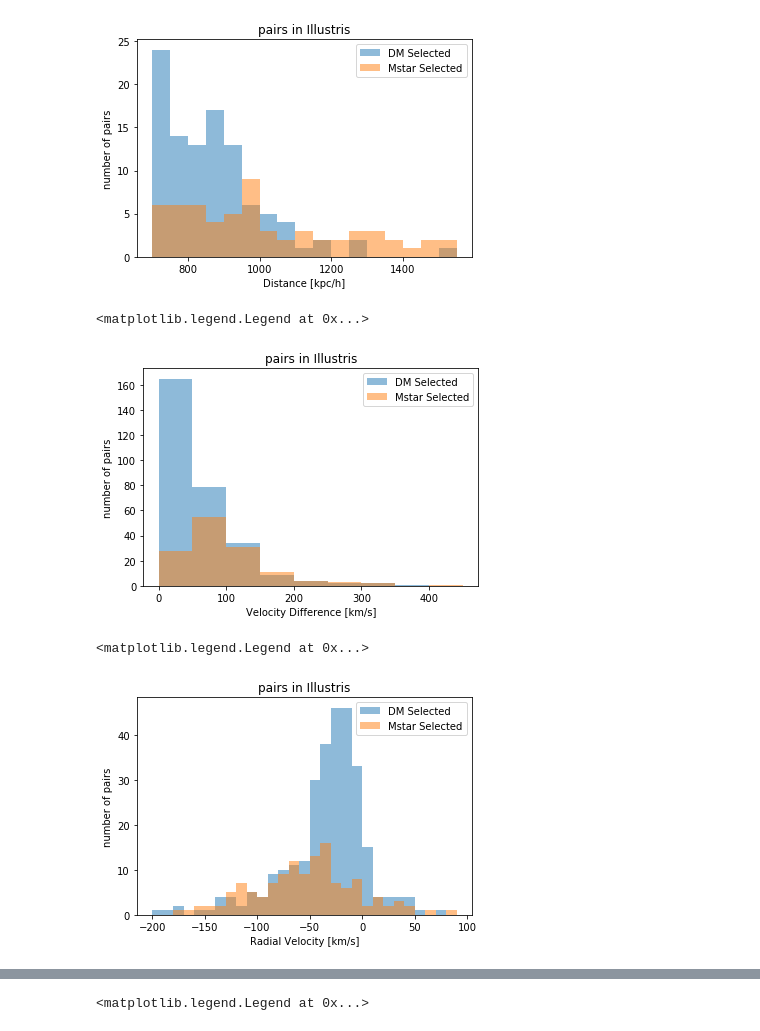
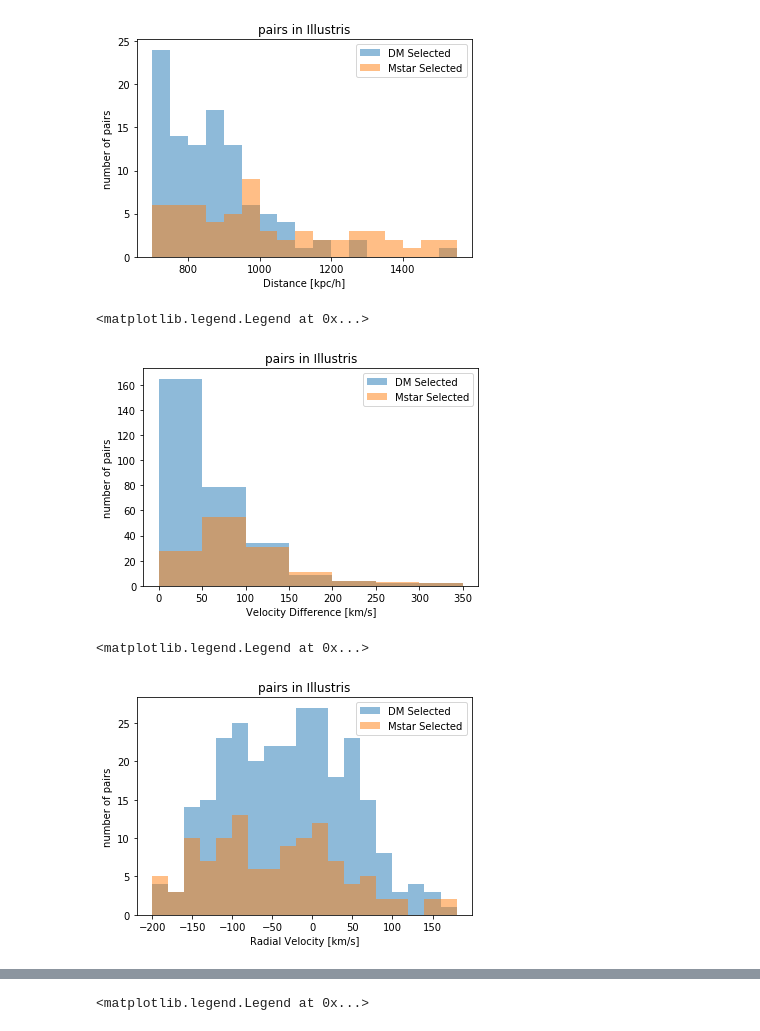
Before and after one commit to astroandes/IllustrisLG, a Jupyter notebook: code/ExplorePairsLG.ipynb, the cells around one changed output, grey strips where cells are left out. Drawn from its saved outputs; the diff is of its cells as text; code cells hidden in the pictures.

```diff
--- a/code/ExplorePairsLG.ipynb
+++ b/code/ExplorePairsLG.ipynb
@@ -29,7 +35,7 @@ def separation(data_A, data_B):
 # %%
 def vel_diff(data_A, data_B):
     d = 0.0
-    for c in ['vx', 'vy', 'vz']:
-        d += (data_A[c] - data_B[c])**2
+    for c in ['x', 'y', 'z']:
+        d += (data_A['v'+c] - data_B['v'+c])**2
     d = np.sqrt(d)
     return d
@@ -68,22 +86,22 @@ plt.legend()
 <matplotlib.legend.Legend at 0x...>
 [figure]
 # %%
-a = plt.hist(v_dm, bins=range(0,500,50), label='DM Selected', alpha=0.5)
-a = plt.hist(v_mstar, bins=range(0,500,50), label='Mstar Selected', alpha=0.5)
+a = plt.hist(v_dm, bins=range(0,400,50), label='DM Selected', alpha=0.5)
+a = plt.hist(v_mstar, bins=range(0,400,50), label='Mstar Selected', alpha=0.5)
 plt.xlabel('Velocity Difference [km/s]')
 plt.ylabel('number of pairs')
 plt.title('pairs in Illustris')
 plt.legend()
 # %% [output]
 <matplotlib.legend.Legend at 0x...>
-[figure, old version]
+[figure, new version]
 # %%
-a = plt.hist(v_radial_dm, bins=range(-200,100,10), label='DM Selected', alpha=0.5)
-a = plt.hist(v_radial_mstar, bins=range(-200,100,10), label='Mstar Selected', alpha=0.5)
+a = plt.hist(v_radial_dm, bins=range(-200,200,20), label='DM Selected', alpha=0.5)
+a = plt.hist(v_radial_mstar, bins=range(-200,200,20), label='Mstar Selected', alpha=0.5)
 plt.xlabel('Radial Velocity [km/s]')
 plt.ylabel('number of pairs')
 plt.title('pairs in Illustris')
 plt.legend()
 # %% [output]
 <matplotlib.legend.Legend at 0x...>
-[figure, old version]
+[figure, new version]
```
Also changed, not shown: parts of 14 cells of this notebook.
